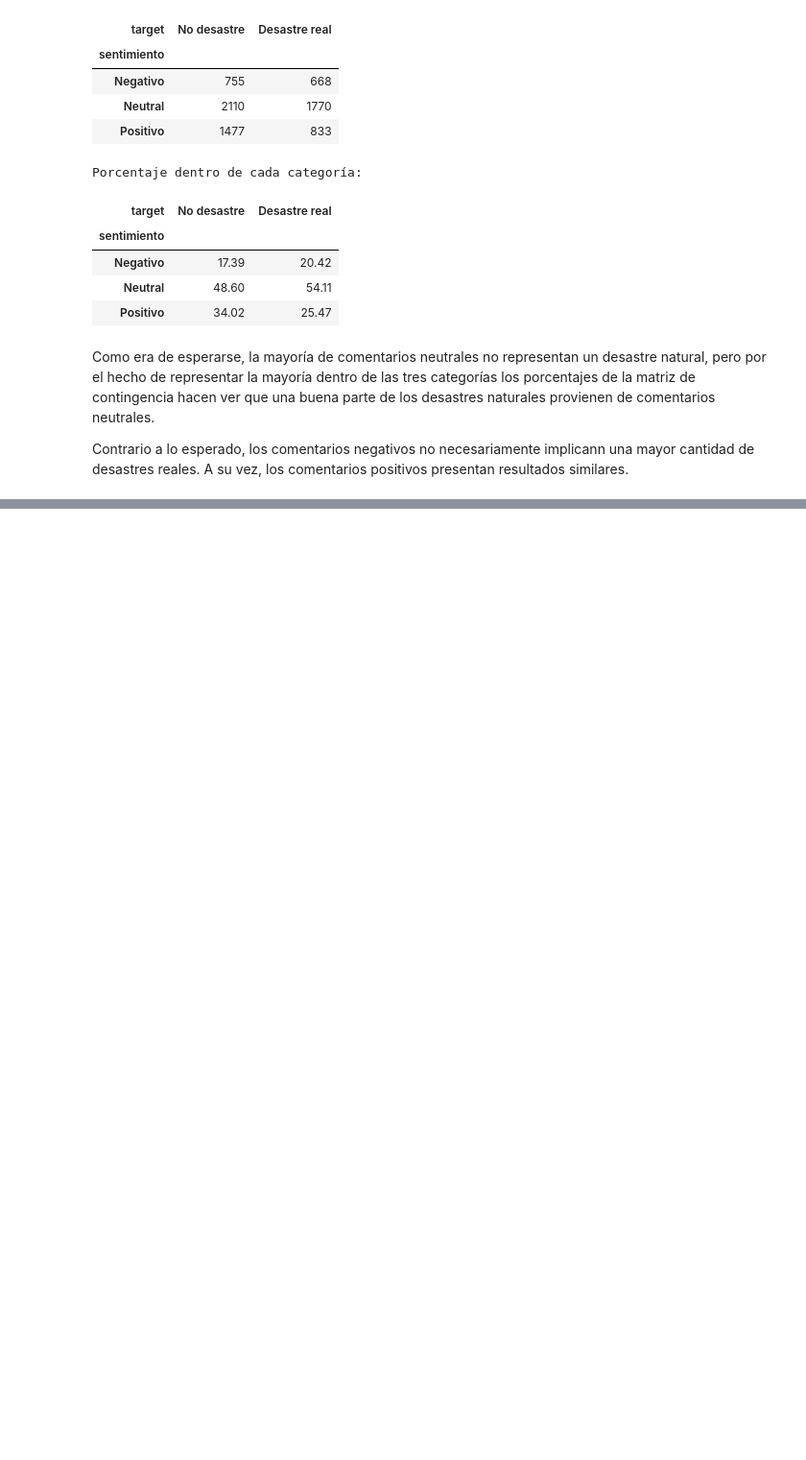
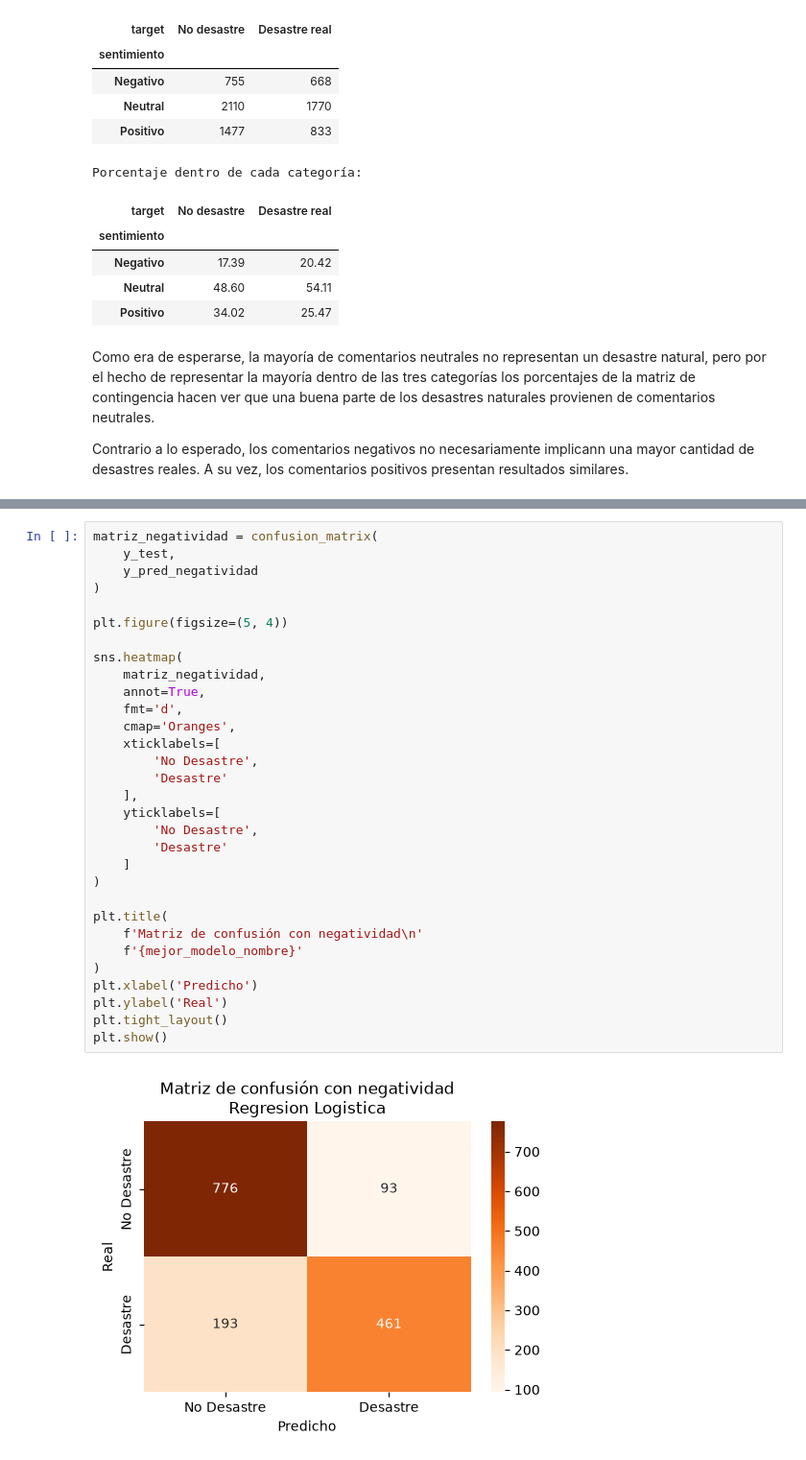
Before and after one commit to CindyGualim/Lab05-DataScience, a Jupyter notebook: Laboratorio_5_Mineria_Textos-checkpoint.ipynb, the cells around one changed output, grey strips where cells are left out. Shown at 96% size. Drawn from its saved outputs; the diff is of its cells as text; blank space fills up the shorter version.

```diff
--- a/Laboratorio_5_Mineria_Textos-checkpoint.ipynb
+++ b/Laboratorio_5_Mineria_Textos-checkpoint.ipynb
@@ -1165,0 +1805,33 @@ Contrario a lo esperado, los comentarios negativos no necesariamente implicann u
+# %%
+matriz_negatividad = confusion_matrix(
+    y_test,
+    y_pred_negatividad
+)
+
+plt.figure(figsize=(5, 4))
+
+sns.heatmap(
+    matriz_negatividad,
+    annot=True,
+    fmt='d',
+    cmap='Oranges',
+    xticklabels=[
+        'No Desastre',
+        'Desastre'
+    ],
+    yticklabels=[
+        'No Desastre',
+        'Desastre'
+    ]
+)
+
+plt.title(
+    f'Matriz de confusión con negatividad\n'
+    f'{mejor_modelo_nombre}'
+)
+plt.xlabel('Predicho')
+plt.ylabel('Real')
+plt.tight_layout()
+plt.show()
+# %% [output]
+[figure, added]
```
Also changed, not shown: parts of 25 cells of this notebook.
